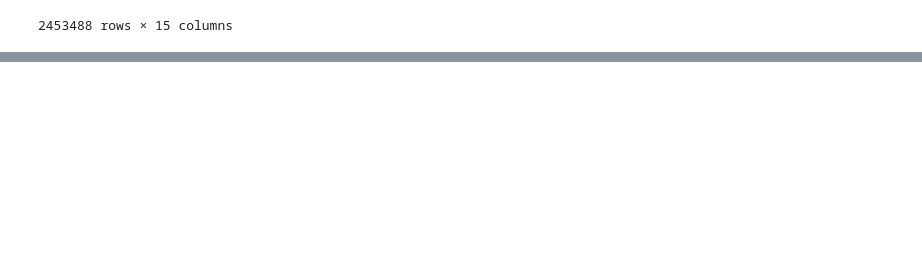
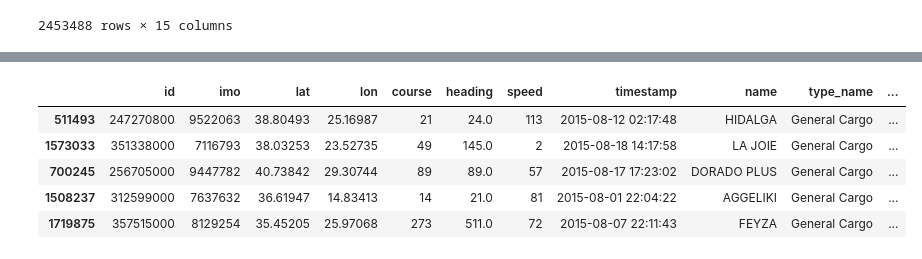
Before and after one commit to chara-b/shipstracking, a Jupyter notebook: Untitled.ipynb, the cells around one changed output, grey strips where cells are left out. Drawn from its saved outputs; the diff is of its cells as text; code cells hidden in the pictures; blank space fills up the shorter version.

Commit message:
dropped extra columns

```diff
--- a/Untitled.ipynb
+++ b/Untitled.ipynb
@@ -813,2 +824,14 @@ df_final.ix[out]
+# %%
+# Remove two columns name is 'C' and 'D'
+final = df_shuffled.drop(['DS', 'Drift', 'DC'], axis = 1)
+# %%
+final.head()
+# %% [output]
+|  | id | imo | lat | lon | course | heading | speed | timestamp | name | type_name | ... |
+| 511493 | 247270800 | 9522063 | 38.80493 | 25.16987 | 21 | 24.0 | 113 | 2015-08-12 02:17:48 | HIDALGA | General Cargo | ... |
+| 1573033 | 351338000 | 7116793 | 38.03253 | 23.52735 | 49 | 145.0 | 2 | 2015-08-18 14:17:58 | LA JOIE | General Cargo | ... |
+| 700245 | 256705000 | 9447782 | 40.73842 | 29.30744 | 89 | 89.0 | 57 | 2015-08-17 17:23:02 | DORADO PLUS | General Cargo | ... |
+| 1508237 | 312599000 | 7637632 | 36.61947 | 14.83413 | 14 | 21.0 | 81 | 2015-08-01 22:04:22 | AGGELIKI | General Cargo | ... |
+| 1719875 | 357515000 | 8129254 | 35.45205 | 25.97068 | 273 | 511.0 | 72 | 2015-08-07 22:11:43 | FEYZA | General Cargo | ... |
 # %%
 # save the new dataframe into a .csv file...
```
Also changed, not shown: parts of 8 cells of this notebook.
